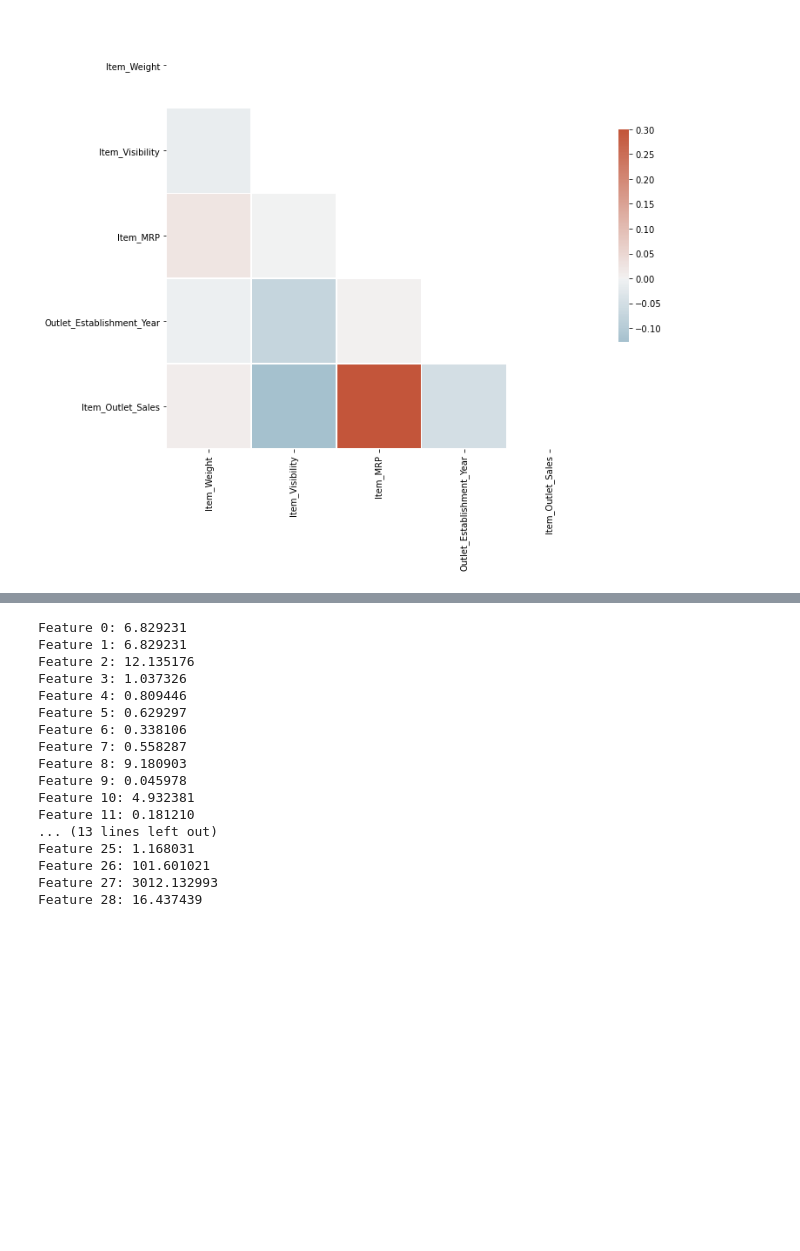
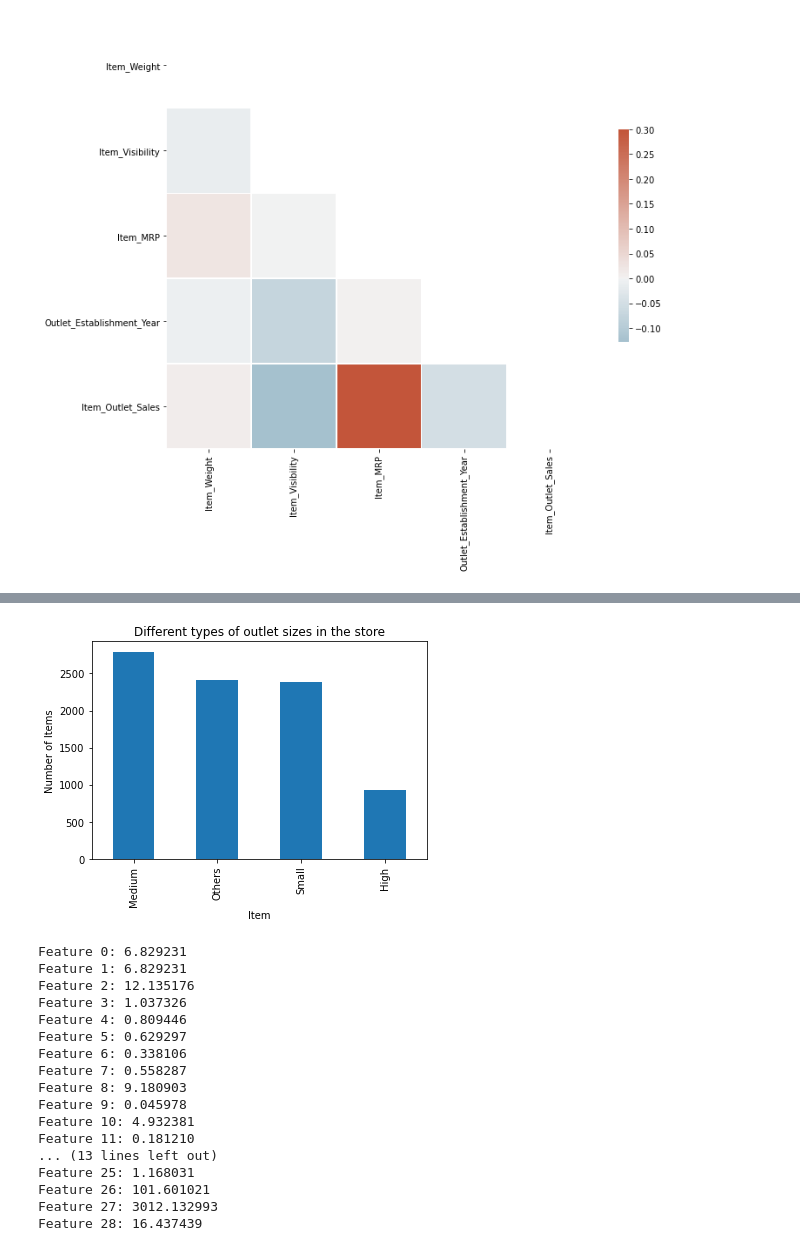
Before and after one commit to OsamahNeamah/Big-Mart, a Jupyter notebook: Big Mart Prediction.ipynb, the cells around one changed output, grey strips where cells are left out. Saved outputs shown, nothing was run; the diff lists cells and outputs as text; code cells hidden in the pictures; blank space fills up the shorter version.

```diff
--- a/Big Mart Prediction.ipynb
+++ b/Big Mart Prediction.ipynb
@@ -329,3 +349,12 @@ X_new = scaler.fit_transform(X_new)
+# %%
+X['Outlet_Size'].value_counts(normalize = True)
+X['Outlet_Size'].value_counts().plot.bar()
+plt.title('Different types of outlet sizes in the store')
+plt.xlabel('Item')
+plt.ylabel('Number of Items')
+plt.show()
+# %% [output]
+[figure, added]
 # %%
 # example of correlation feature selection for numerical data
 from sklearn.datasets import make_regression
```
Also changed, not shown: parts of 5 cells of this notebook.
